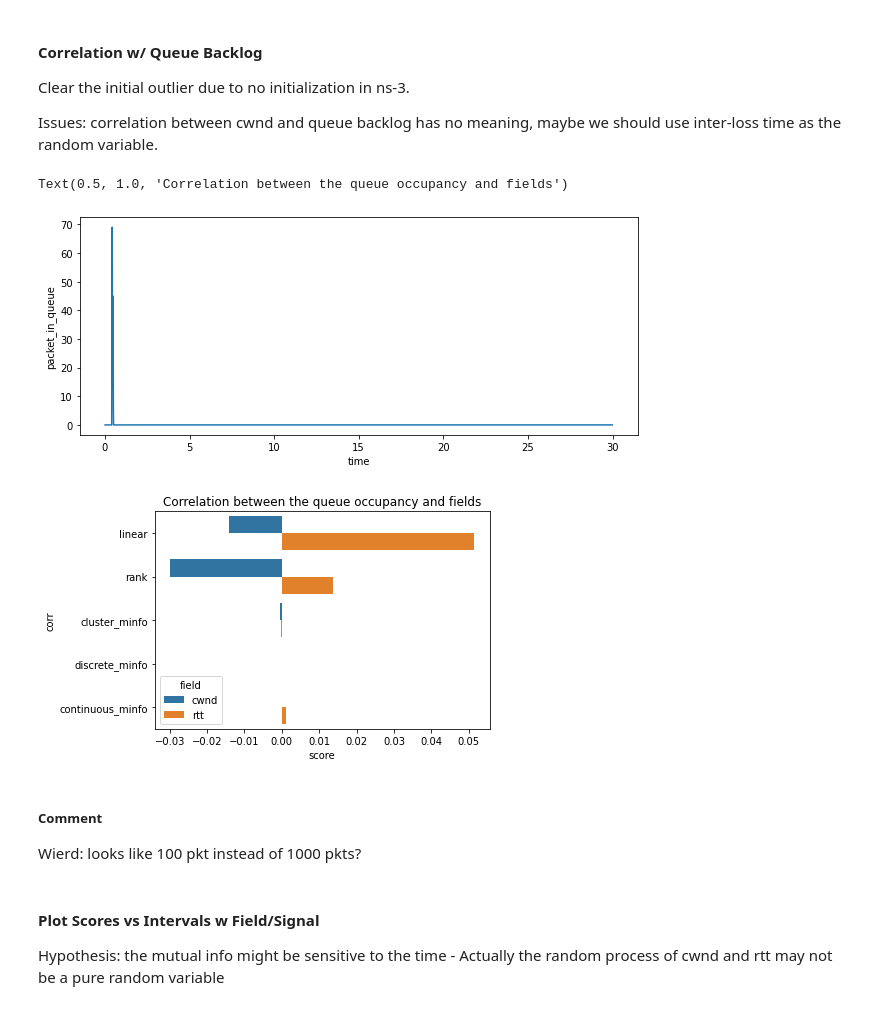
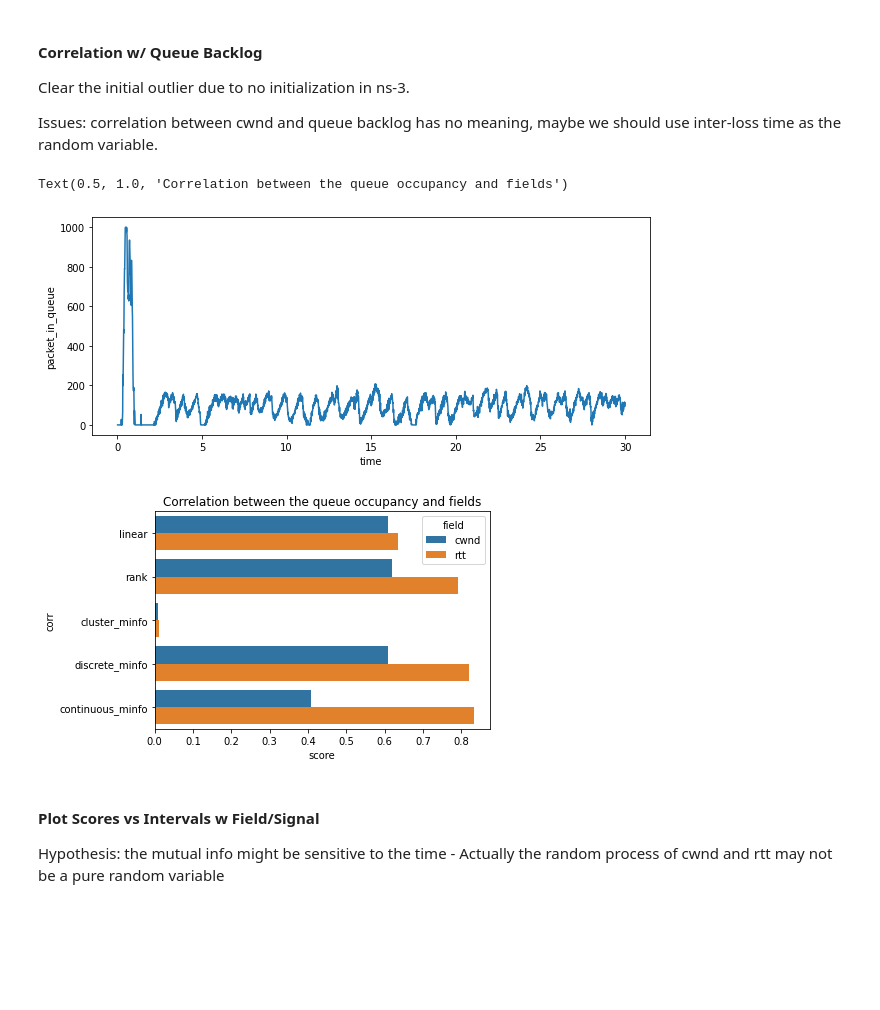
Before and after one commit to PrinceS17/NS_Simulation_Toolkit, a Jupyter notebook: script/corr_analysis.ipynb, the cells around one changed output. Drawn from its saved outputs; the diff is of its cells as text; code cells hidden in the pictures; blank space fills up the shorter version.

```diff
--- a/script/corr_analysis.ipynb
+++ b/script/corr_analysis.ipynb
@@ -13,35 +13,24 @@ import pipeline
 import matplotlib.pyplot as plt
 
 # capitalizing 1st letter of manual params
+csvs, qcsv, rcsv = [], [], []
 raw_folder = '../BBR_test/ns-3.27/MboxStatistics/'
-csvs = [
-    # csv file      num of flow to plot
-    ('all-data_665.csv', 10),   # NonCo: 10 + 10 case, shared 200M, cRate 8M, inter 100p, default 1000p, rx Edge 10M
-    ('all-data_666.csv', 10),   # Co: same as above, rx Edge 100M
-    ('all-data_463.csv', 4),   # NonCo: qSizeInterAs = 100p, qSizeDefault = 1000p, rxEdge 20M, rest the same
-    ('all-data_464.csv', 4),   # Co: same as above, rx Edge 100M
-    ('all-data_3752.csv', 4),  # NonCo: qSizeInterAs = 1000p, rx Edge 20M, rest the same
-    ('all-data_6211.csv', 4),  # Co: same as above, rx Edge 100M
-    ('tmp/all-data_321.csv', 4),    # ? NonCo: cbtnk 100M, normal 100M x2, cross 20M x2, rx Edge 30M
-    ('tmp/all-data_322.csv', 4)     # Co: same as above, but w/ rx Edge 100M
+Run_id = [
+    174, 175,   # 10+10, inter 1000p
+    563, 564,   # 10+10 case, inter 100p, w/ codel setting fixed
+    612, 613,
+    359, 360,
+    665, 666,   # 10+10 case, shared 200M, cRate 8M, inter 100p, default 1000p, rx Edge 10
+    463, 464
 ]
+N_flows = [10, 10, 10, 10, 10, 10, 10, 10, 10, 10, 4, 4]
+for rid, n_flow in zip(Run_id, N_flows):
+    csvs.append((f'all-data_{rid}.csv', n_flow))
+    qcsv.append(f'queue_{rid}.csv')
+    rcsv.append(f'rate_{rid}.csv')
 
 Csv_files = csvs[:2]
 Fields = ['cwnd', 'rtt']         # candidates: cwnd, rtt, llr, drop, bytes_in_flight, cstate
-
-# TODO: check 6211 later
-qcsv = [
-    'queue_665.csv',
-    'queue_666.csv',
-    'queue_6211.csv',
-    'tmp/queue_2783.csv',
-]
-
-# rate plot
-rcsv = [
-    'rate_9418.csv',      # TODO: not match the qcsv and runs above
-    'rate_9418.csv'
-]
 
 for csvs in [qcsv, rcsv]:
     for i, csv in enumerate(csvs):
@@ -145,7 +134,7 @@ def inter_decrease_time(df, dec=None):
     return res.copy()
 
 fig, ax = plt.subplots(len(fields), 2, figsize=(9,4))
-dec = [1000, 0.003]             # TODO: hack for now
+dec = [1000, 0.002]             # TODO: hack for now
 for i, df in enumerate([nonco_df, co_df]):
     for j, field in enumerate(fields):
         for flow in [0, 1]:
@@ -244,43 +261,40 @@ Issues: correlation between cwnd and queue backlog has no meaning, maybe we shou
 # plot the queue backlog
 plt.figure(figsize=(10,4))
 # qdf = qdf[qdf.packet_in_queue < 1e6]
-sns.lineplot(x='time', y='packet_in_queue', data=qdf)
+sns.lineplot(x='time', y='packet_in_queue', data=qdfs[1])
 
 # correlation between queue backlog and flow 0 signals in cobtnk case
 qcols = ['corr', 'score', 'field']
 qres_df = pd.DataFrame(columns=qcols)
 for tag, func in score_func.items():
     for field in fields:
         s1 = co_df[co_df.flow == 0].reset_index(drop=True).copy()[field]
         # s2 = df[df.flow == 1].reset_index(drop=True).copy()[field]
-        s2 = qdf['packet_in_queue']
+        s2 = qdfs[1]['packet_in_queue']
         if abs(len(s1) - len(s2)) < 2:
             if len(s1) < len(s2):
                 s2 = s2[:len(s1)]
             else:
                 s1 = s1[:len(s2)]
         try:
             if tag in ['discrete_minfo', 'continuous_minfo']:
                 s1 = s1.to_numpy().reshape(-1, 1)
                 score = func(s1, s2)[0]
             else:
                 score = func(s1, s2)
         except:
             print(f'Invalid data and score: {i}, {tag} w/ {field}')
             score = None
         qres_df = qres_df.append(pd.DataFrame([[tag, score, field]], columns=qcols))
 
 # plot the correlation
 plt.figure()
 ax = sns.barplot(y='corr', x='score', hue='field', data=qres_df)
 ax.set_title('Correlation between the queue occupancy and fields')
 # %% [output]
 Text(0.5, 1.0, 'Correlation between the queue occupancy and fields')
-[figure, old version]
+[figure, new version]
-[figure, old version]
+[figure, new version]
-# %% [markdown]
-##### Comment
-Wierd: looks like 100 pkt instead of 1000 pkts?
 # %% [markdown]
 #### Plot Scores vs Intervals w Field/Signal
 Hypothesis: the mutual info might be sensitive to the time
```
Also changed, not shown: parts of 7 cells of this notebook, 1 other file.
